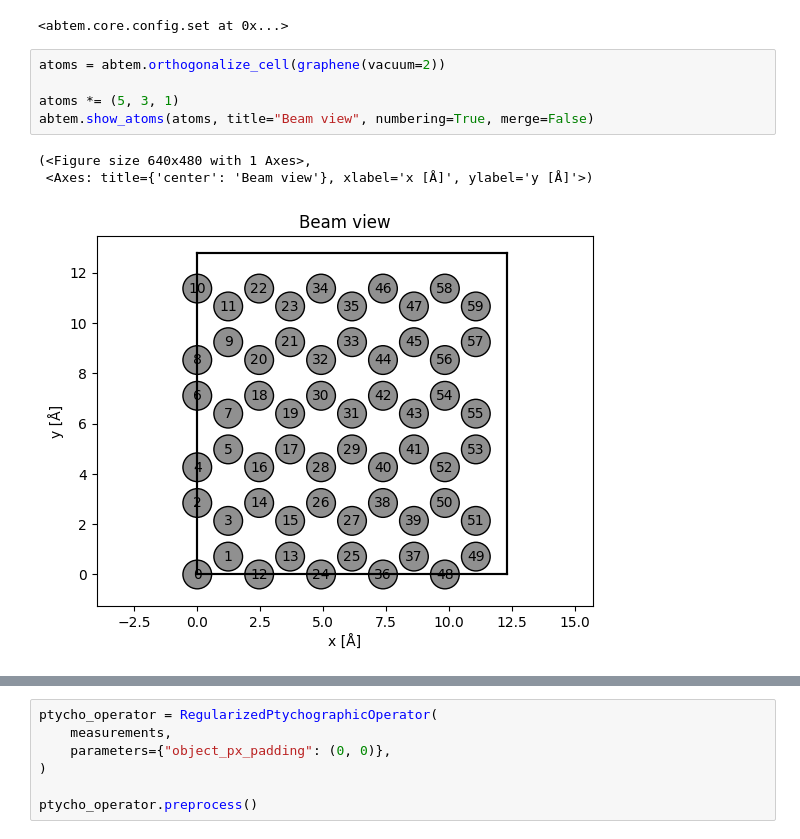
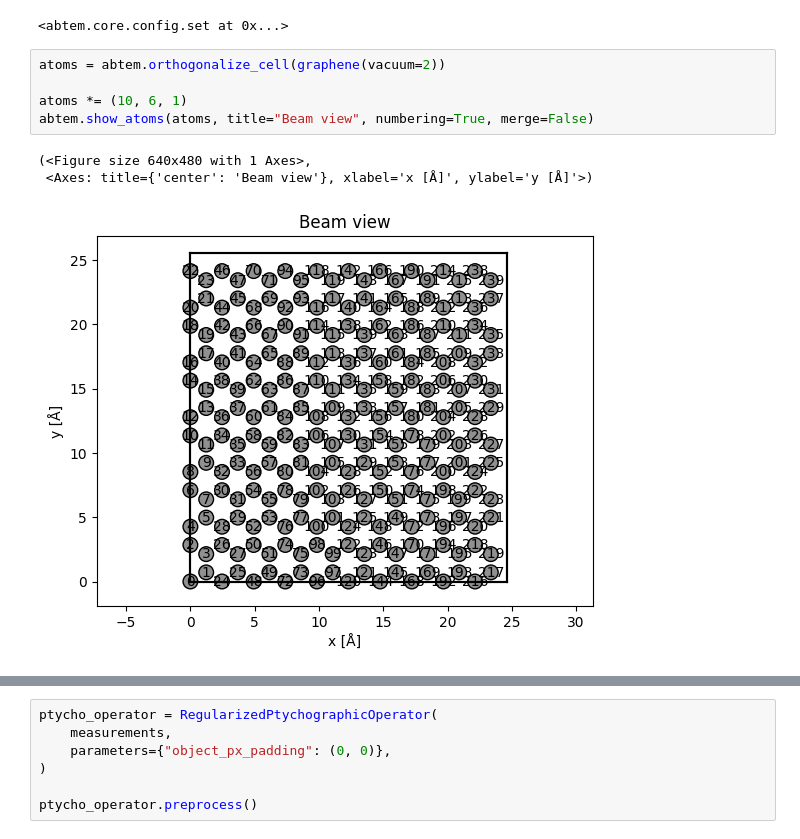
Before and after one commit to cttdev/holo, a Jupyter notebook: ap_im.ipynb, the cells around one changed output, grey strips where cells are left out. Drawn from its saved outputs; the diff is of its cells as text.

```diff
--- a/ap_im.ipynb
+++ b/ap_im.ipynb
@@ -12,11 +12,11 @@ abtem.config.set({"device": "cpu"})
 # %%
 atoms = abtem.orthogonalize_cell(graphene(vacuum=2))
 
-atoms *= (5, 3, 1)
+atoms *= (10, 6, 1)
 abtem.show_atoms(atoms, title="Beam view", numbering=True, merge=False)
 # %% [output]
 (<Figure size 640x480 with 1 Axes>,
  <Axes: title={'center': 'Beam view'}, xlabel='x [Å]', ylabel='y [Å]'>)
-[figure, old version]
+[figure, new version]
 # %%
 # Setup potential
```
Also changed, not shown: parts of 9 cells of this notebook.
